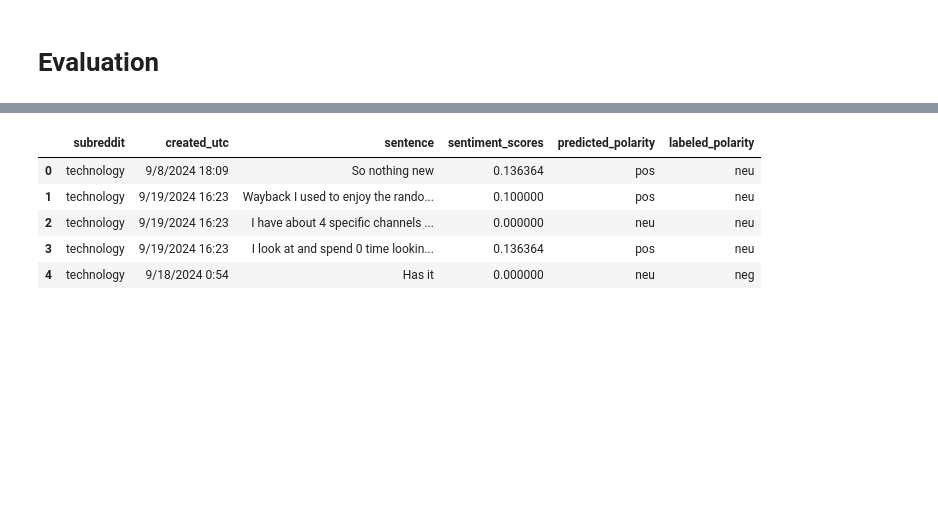
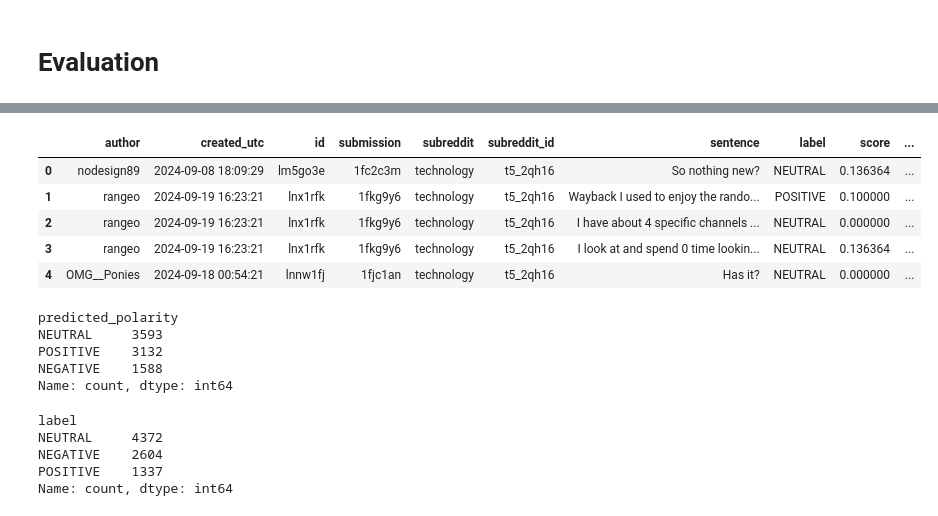
Before and after one commit to wbcmthh42/plp_practice_proj, a Jupyter notebook: sentiment_qiulin/sentiment_analysis_textblob_sentlevel.ipynb, the cells around one changed output, grey strips where cells are left out. Cells and saved outputs as stored; diff of their text form; code cells hidden in the pictures; blank space fills up the shorter version.

```diff
--- a/sentiment_qiulin/sentiment_analysis_textblob_sentlevel.ipynb
+++ b/sentiment_qiulin/sentiment_analysis_textblob_sentlevel.ipynb
@@ -201,14 +163,30 @@ for index, row in tqdm(df1.iterrows(), total=len(df1), ncols=100):
-# %%
-# to compare sentence level sentiment on the gpt labelled dataset
-df_eval = pd.DataFrame(eval)
-df_eval.head()
-# %% [output]
-|  | subreddit | created_utc | sentence | sentiment_scores | predicted_polarity | labeled_polarity |
-| 0 | technology | 9/8/2024 18:09 | So nothing new | 0.136364 | pos | neu |
-| 1 | technology | 9/19/2024 16:23 | Wayback I used to enjoy the rando... | 0.100000 | pos | neu |
-| 2 | technology | 9/19/2024 16:23 | I have about 4 specific channels ... | 0.000000 | neu | neu |
-| 3 | technology | 9/19/2024 16:23 | I look at and spend 0 time lookin... | 0.136364 | pos | neu |
-| 4 | technology | 9/18/2024 0:54 | Has it | 0.000000 | neu | neg |
+# %%
+df1[['score']] = df1['sentence'].apply(get_sentiment).apply(pd.Series)
+df1['predicted_polarity'] = df1['score'].apply(get_sentiment_label).apply(pd.Series)
+df1.head()
+# %% [output]
+|  | author | created_utc | id | submission | subreddit | subreddit_id | sentence | label | score | ... |
+| 0 | nodesign89 | 2024-09-08 18:09:29 | lm5go3e | 1fc2c3m | technology | t5_2qh16 | So nothing new? | NEUTRAL | 0.136364 | ... |
+| 1 | rangeo | 2024-09-19 16:23:21 | lnx1rfk | 1fkg9y6 | technology | t5_2qh16 | Wayback I used to enjoy the rando... | POSITIVE | 0.100000 | ... |
+| 2 | rangeo | 2024-09-19 16:23:21 | lnx1rfk | 1fkg9y6 | technology | t5_2qh16 | I have about 4 specific channels ... | NEUTRAL | 0.000000 | ... |
+| 3 | rangeo | 2024-09-19 16:23:21 | lnx1rfk | 1fkg9y6 | technology | t5_2qh16 | I look at and spend 0 time lookin... | NEUTRAL | 0.136364 | ... |
+| 4 | OMG__Ponies | 2024-09-18 00:54:21 | lnnw1fj | 1fjc1an | technology | t5_2qh16 | Has it? | NEUTRAL | 0.000000 | ... |
+# %%
+df1['predicted_polarity'].value_counts()
+# %% [output]
+predicted_polarity
+NEUTRAL     3593
+POSITIVE    3132
+NEGATIVE    1588
+Name: count, dtype: int64
+# %%
+df1['label'].value_counts()
+# %% [output]
+label
+NEUTRAL     4372
+NEGATIVE    2604
+POSITIVE    1337
+Name: count, dtype: int64
 # %%
 !pip install seaborn
 from sklearn.metrics import confusion_matrix, accuracy_score, recall_score, f1_score
```
Also changed, not shown: parts of 11 cells of this notebook.
